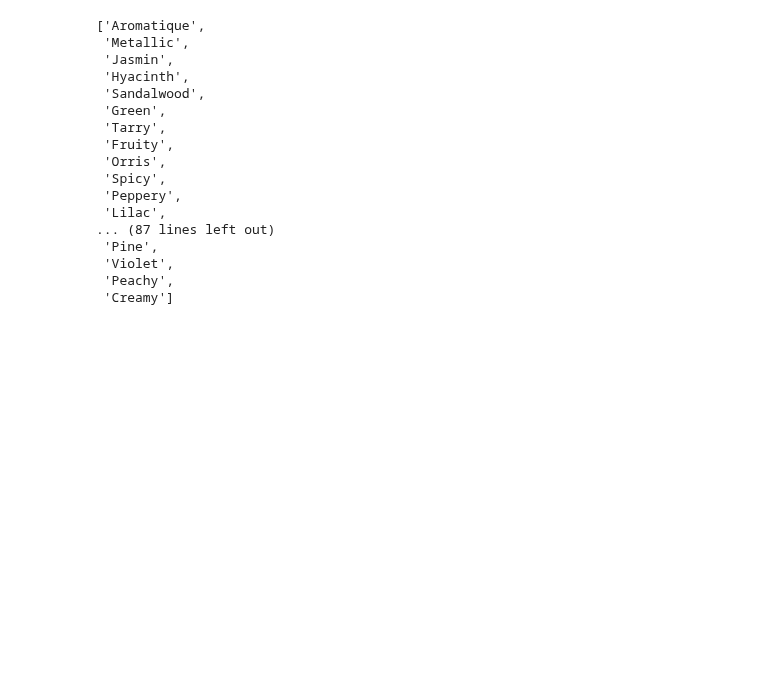
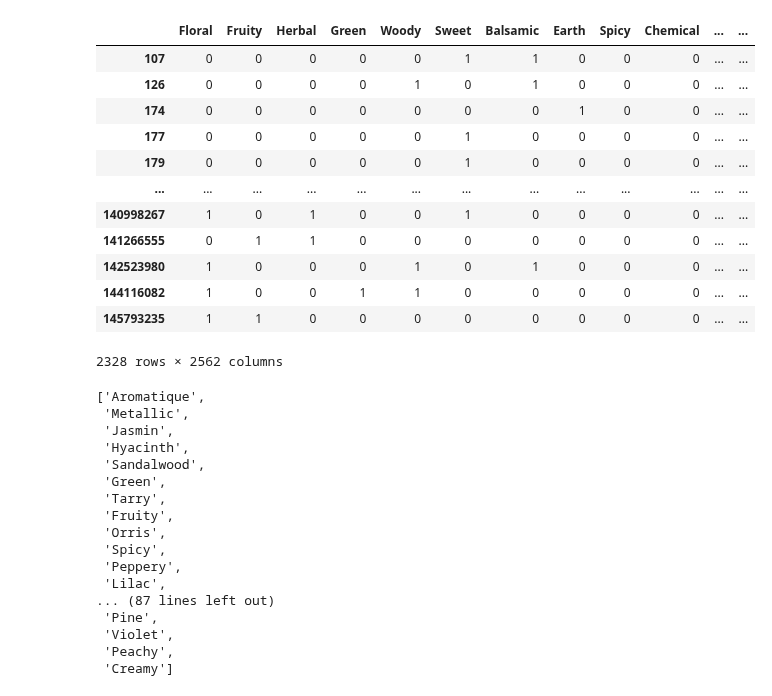
Before and after one commit to Rory-Dam/master_thesis, a Jupyter notebook: molecule_based/arc_dataset.ipynb, the cells around one changed output. Drawn from its saved outputs; the diff is of its cells as text; code cells hidden in the pictures; blank space fills up the shorter version.

```diff
--- a/molecule_based/arc_dataset.ipynb
+++ b/molecule_based/arc_dataset.ipynb
@@ -13,3 +13,27 @@ import pyrfume
 from rdkit import Chem
 from rdkit.Chem import AllChem, PandasTools, Descriptors, rdMolDescriptors
 from mordred import Calculator, descriptors
+# %%
+df = pd.read_csv('../data/arc_PaDEL.csv', index_col=0)
+# %%
+LABEL_COLS = df.columns[0:12]
+DESCRIPTOR_COLS = df.columns[12:1132]
+FINGERPRINT_COLS = df.columns[1132:]
+# %%
+df[LABEL_COLS] = df[LABEL_COLS].astype(int)
+df[FINGERPRINT_COLS] = df[FINGERPRINT_COLS].astype(int)
+df[[*LABEL_COLS, *FINGERPRINT_COLS]]
+# %% [output]
+|  | Floral | Fruity | Herbal | Green | Woody | Sweet | Balsamic | Earth | Spicy | Chemical | ... | ... |
+| 107 | 0 | 0 | 0 | 0 | 0 | 1 | 1 | 0 | 0 | 0 | ... | ... |
+| 126 | 0 | 0 | 0 | 0 | 1 | 0 | 1 | 0 | 0 | 0 | ... | ... |
+| 174 | 0 | 0 | 0 | 0 | 0 | 0 | 0 | 1 | 0 | 0 | ... | ... |
+| 177 | 0 | 0 | 0 | 0 | 0 | 1 | 0 | 0 | 0 | 0 | ... | ... |
+| 179 | 0 | 0 | 0 | 0 | 0 | 1 | 0 | 0 | 0 | 0 | ... | ... |
+| ... | ... | ... | ... | ... | ... | ... | ... | ... | ... | ... | ... | ... |
+| 140998267 | 1 | 0 | 1 | 0 | 0 | 1 | 0 | 0 | 0 | 0 | ... | ... |
+| 141266555 | 0 | 1 | 1 | 0 | 0 | 0 | 0 | 0 | 0 | 0 | ... | ... |
+| 142523980 | 1 | 0 | 0 | 0 | 1 | 0 | 1 | 0 | 0 | 0 | ... | ... |
+| 144116082 | 1 | 0 | 0 | 1 | 1 | 0 | 0 | 0 | 0 | 0 | ... | ... |
+| 145793235 | 1 | 1 | 0 | 0 | 0 | 0 | 0 | 0 | 0 | 0 | ... | ... |
+2328 rows × 2562 columns
```
Also changed, not shown: parts of 5 cells of this notebook, 10 other files.
